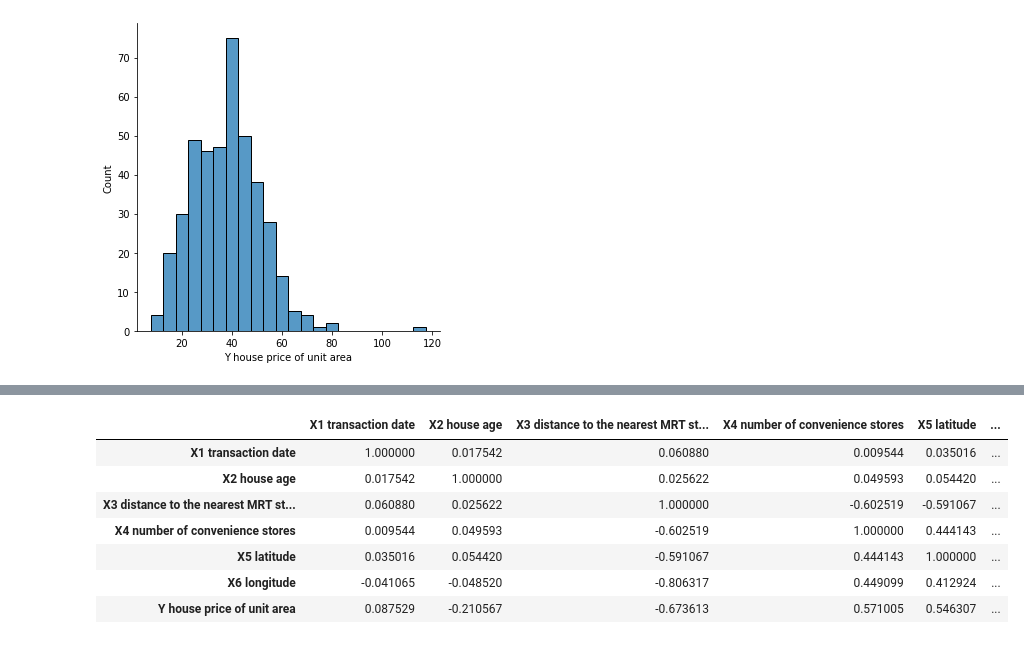
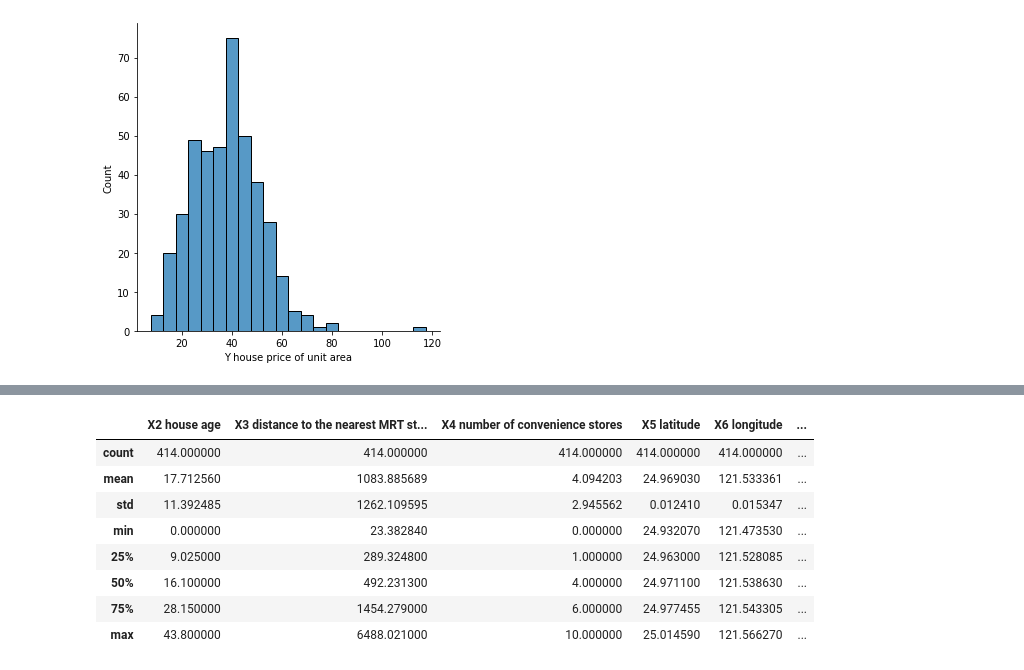
Before and after one commit to Ekaterina37/CS6375.502, a Jupyter notebook: Assignment1_Grad_desc.ipynb, the cells around one changed output, grey strips where cells are left out. Cells and saved outputs as stored; diff of their text form; code cells hidden in the pictures.

```diff
--- a/Assignment1_Grad_desc.ipynb
+++ b/Assignment1_Grad_desc.ipynb
@@ -109,11 +128,15 @@ sns.displot(data['Y house price of unit area'])
+# %%
+#the data column does not seem to have much effect on the outcome, it is kinda confusing as well. Drop it
+data = data.drop('X1 transaction date', 1)
 # %%
-data.corr()
+data.describe()
 # %% [output]
-|  | X1 transaction date | X2 house age | X3 distance to the nearest MRT st... | X4 number of convenience stores | X5 latitude | ... |
-| X1 transaction date | 1.000000 | 0.017542 | 0.060880 | 0.009544 | 0.035016 | ... |
-| X2 house age | 0.017542 | 1.000000 | 0.025622 | 0.049593 | 0.054420 | ... |
-| X3 distance to the nearest MRT st... | 0.060880 | 0.025622 | 1.000000 | -0.602519 | -0.591067 | ... |
-| X4 number of convenience stores | 0.009544 | 0.049593 | -0.602519 | 1.000000 | 0.444143 | ... |
-| X5 latitude | 0.035016 | 0.054420 | -0.591067 | 0.444143 | 1.000000 | ... |
-| X6 longitude | -0.041065 | -0.048520 | -0.806317 | 0.449099 | 0.412924 | ... |
-| Y house price of unit area | 0.087529 | -0.210567 | -0.673613 | 0.571005 | 0.546307 | ... |
+|  | X2 house age | X3 distance to the nearest MRT st... | X4 number of convenience stores | X5 latitude | X6 longitude | ... |
+| count | 414.000000 | 414.000000 | 414.000000 | 414.000000 | 414.000000 | ... |
+| mean | 17.712560 | 1083.885689 | 4.094203 | 24.969030 | 121.533361 | ... |
+| std | 11.392485 | 1262.109595 | 2.945562 | 0.012410 | 0.015347 | ... |
+| min | 0.000000 | 23.382840 | 0.000000 | 24.932070 | 121.473530 | ... |
+| 25% | 9.025000 | 289.324800 | 1.000000 | 24.963000 | 121.528085 | ... |
+| 50% | 16.100000 | 492.231300 | 4.000000 | 24.971100 | 121.538630 | ... |
+| 75% | 28.150000 | 1454.279000 | 6.000000 | 24.977455 | 121.543305 | ... |
+| max | 43.800000 | 6488.021000 | 10.000000 | 25.014590 | 121.566270 | ... |
```
Also changed, not shown: parts of 5 cells of this notebook.
